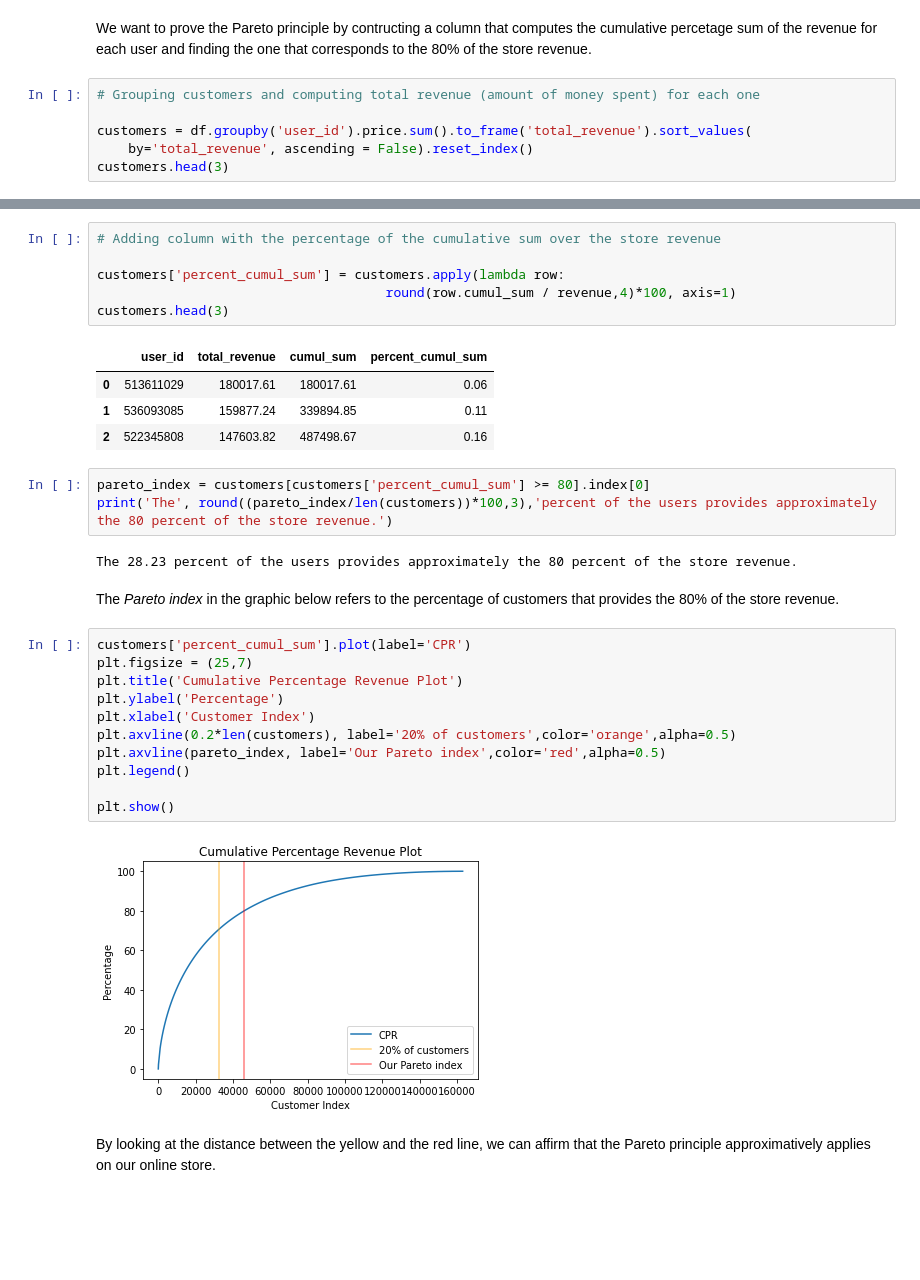
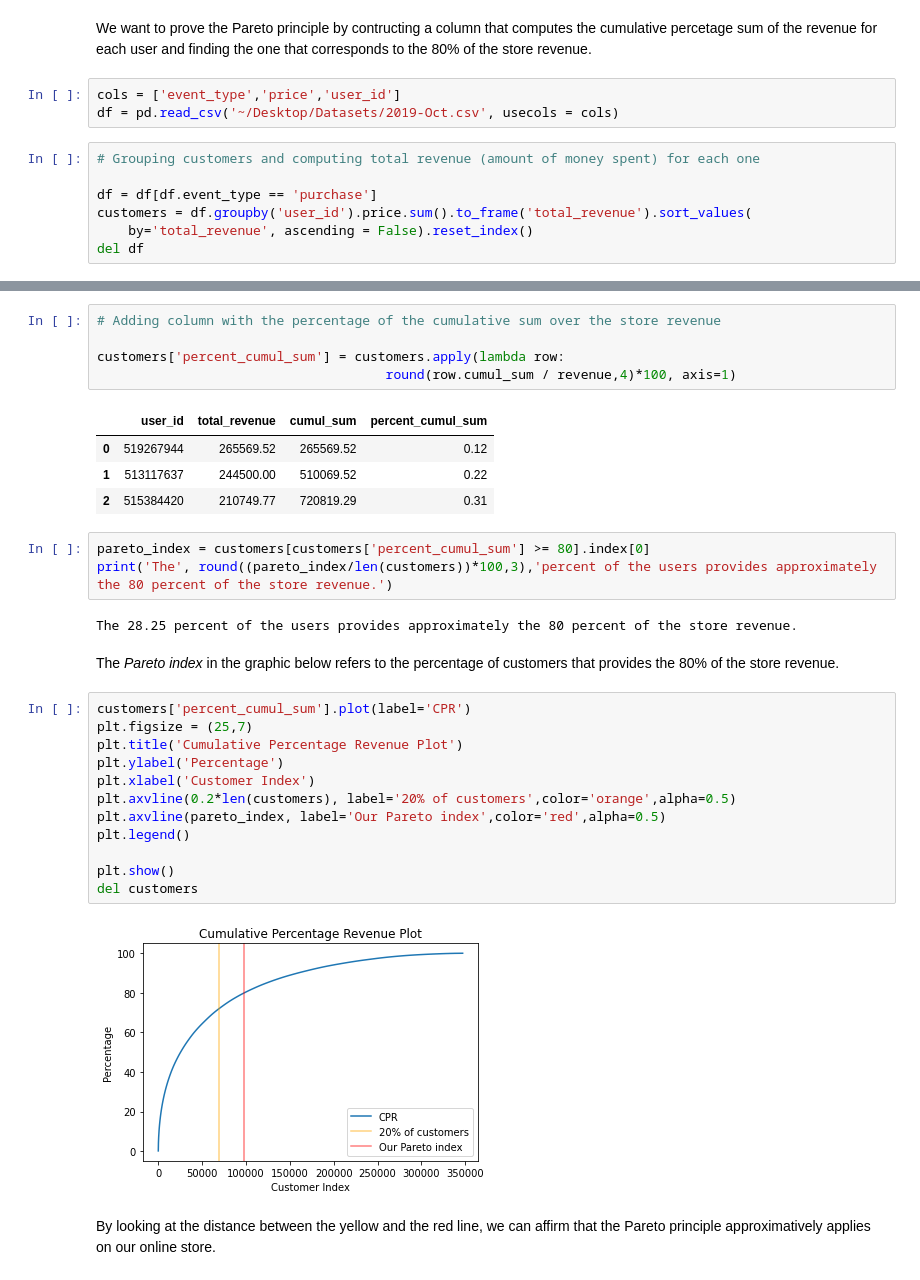
Before and after one commit to domenicocinque/ADM-HW2, a Jupyter notebook: main.ipynb, the cells around one changed output, grey strips where cells are left out. Cells and saved outputs as stored; diff of their text form; blank space fills up the shorter version.

```diff
--- a/main.ipynb
+++ b/main.ipynb
@@ -214,9 +223,13 @@ INSERT METHOD 2
 ### Prove that the Pareto principle applies to your store.
 # %% [markdown]
 We want to prove the Pareto principle by contructing a column that computes the cumulative percetage sum of the revenue for each user and finding the one that corresponds to the 80% of the store revenue.
+# %%
+cols = ['event_type','price','user_id']
+df = pd.read_csv('~/Desktop/Datasets/2019-Oct.csv', usecols = cols)
 # %%
 # Grouping customers and computing total revenue (amount of money spent) for each one
 
+df = df[df.event_type == 'purchase']
 customers = df.groupby('user_id').price.sum().to_frame('total_revenue').sort_values(
     by='total_revenue', ascending = False).reset_index()
-customers.head(3)
+del df
@@ -241,31 +248,31 @@ customers.head(3)
 
 customers['percent_cumul_sum'] = customers.apply(lambda row:
                                      round(row.cumul_sum / revenue,4)*100, axis=1)
-customers.head(3)
 # %% [output]
 |  | user_id | total_revenue | cumul_sum | percent_cumul_sum |
-| 0 | 513611029 | 180017.61 | 180017.61 | 0.06 |
-| 1 | 536093085 | 159877.24 | 339894.85 | 0.11 |
-| 2 | 522345808 | 147603.82 | 487498.67 | 0.16 |
+| 0 | 519267944 | 265569.52 | 265569.52 | 0.12 |
+| 1 | 513117637 | 244500.00 | 510069.52 | 0.22 |
+| 2 | 515384420 | 210749.77 | 720819.29 | 0.31 |
 # %%
 pareto_index = customers[customers['percent_cumul_sum'] >= 80].index[0]
 print('The', round((pareto_index/len(customers))*100,3),'percent of the users provides approximately the 80 percent of the store revenue.')
 # %% [output]
-The 28.23 percent of the users provides approximately the 80 percent of the store revenue.
+The 28.25 percent of the users provides approximately the 80 percent of the store revenue.
 # %% [markdown]
 The *Pareto index* in the graphic below refers to the percentage of customers that provides the 80% of the store revenue.
 # %%
 customers['percent_cumul_sum'].plot(label='CPR')
 plt.figsize = (25,7)
 plt.title('Cumulative Percentage Revenue Plot')
 plt.ylabel('Percentage')
 plt.xlabel('Customer Index')
 plt.axvline(0.2*len(customers), label='20% of customers',color='orange',alpha=0.5)
 plt.axvline(pareto_index, label='Our Pareto index',color='red',alpha=0.5)
 plt.legend()
 
 plt.show()
+del customers
 # %% [output]
-[figure, old version]
+[figure, new version]
 # %% [markdown]
 By looking at the distance between the yellow and the red line, we can affirm that the Pareto principle approximatively applies on our online store.
```
Also changed, not shown: parts of 28 cells of this notebook, 1 other file.
